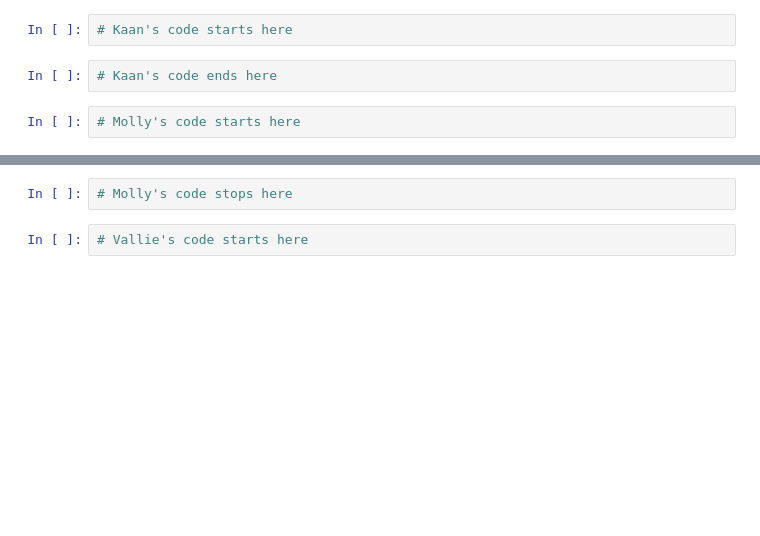
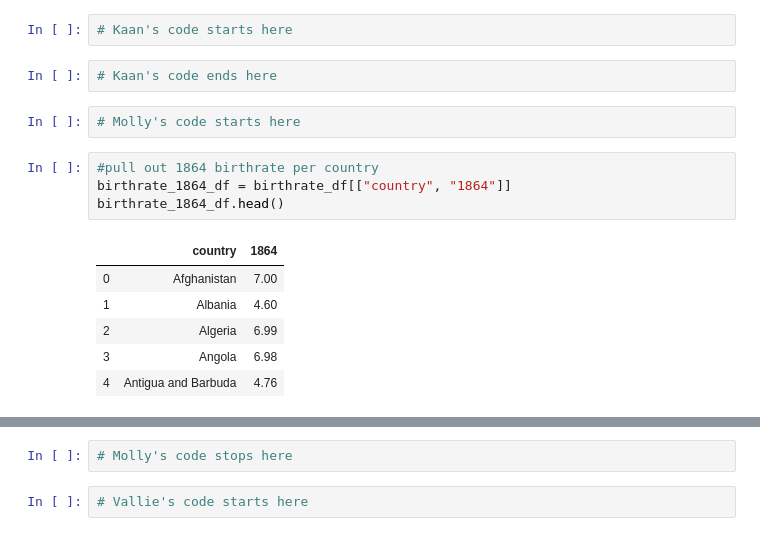
Before and after one commit to VallieTracy/project-one, a Jupyter notebook: Team_Awesome_Project_1.ipynb, the cells around one changed output, grey strips where cells are left out. Cells and saved outputs as stored; diff of their text form; blank space fills up the shorter version.

```diff
--- a/Team_Awesome_Project_1.ipynb
+++ b/Team_Awesome_Project_1.ipynb
@@ -80,3 +80,14 @@ co2_df = co2_df.dropna()
 # Kaan's code ends here
 # %%
 # Molly's code starts here
+# %%
+#pull out 1864 birthrate per country
+birthrate_1864_df = birthrate_df[["country", "1864"]]
+birthrate_1864_df.head()
+# %% [output]
+|  | country | 1864 |
+| 0 | Afghanistan | 7.00 |
+| 1 | Albania | 4.60 |
+| 2 | Algeria | 6.99 |
+| 3 | Angola | 6.98 |
+| 4 | Antigua and Barbuda | 4.76 |
```
Also changed, not shown: parts of 4 cells of this notebook.
